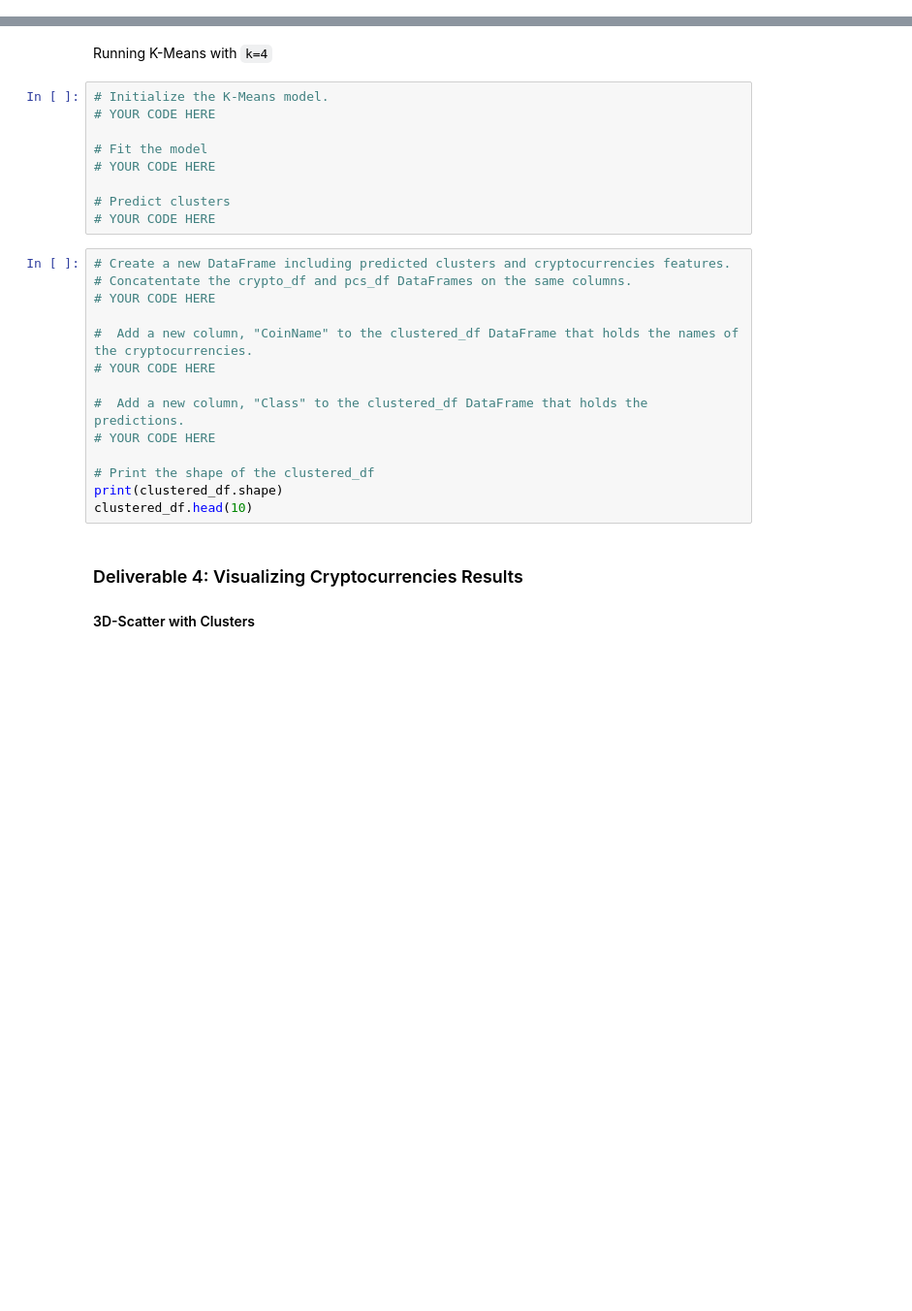
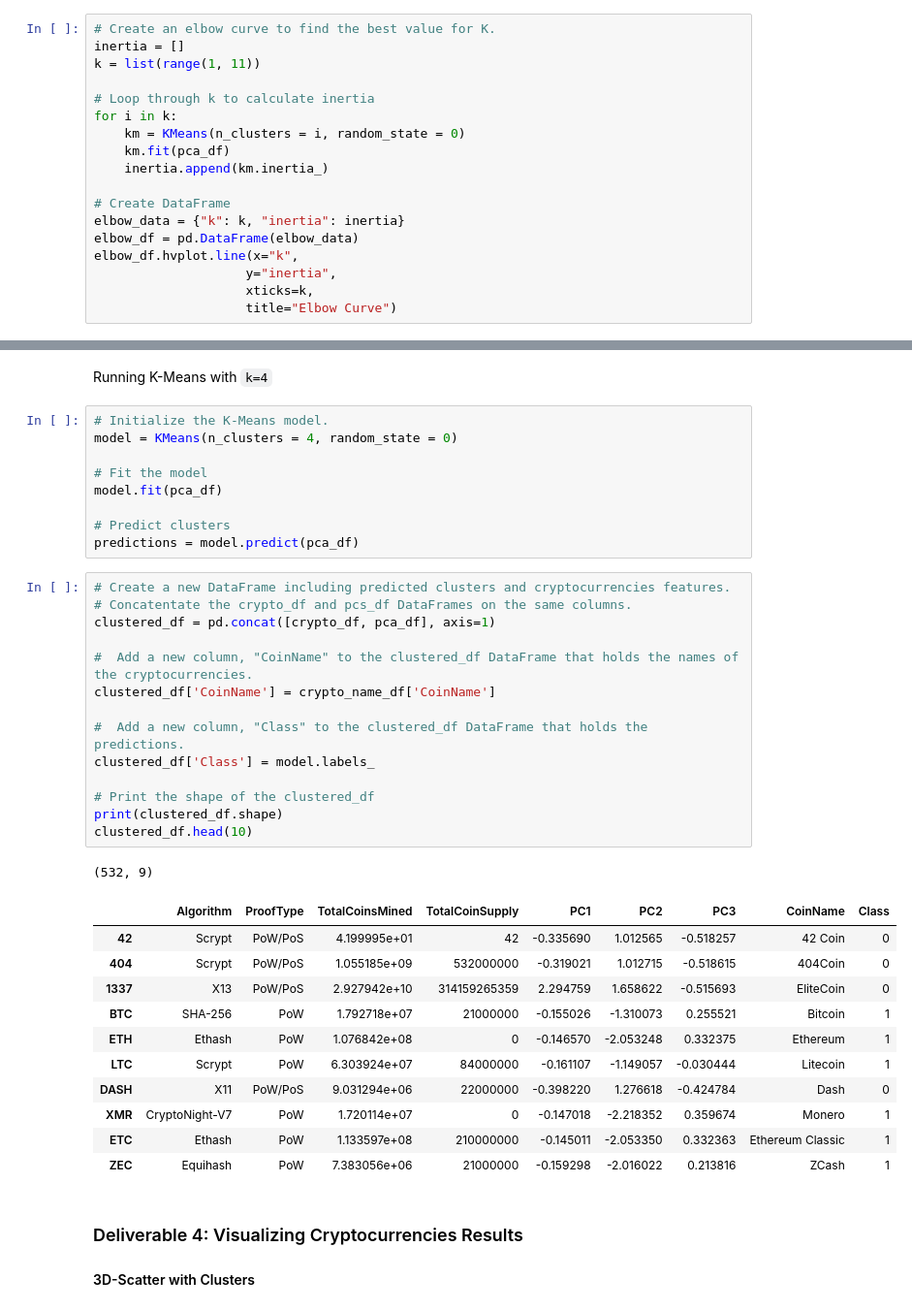
Before and after one commit to amberteets/cryptocurrencies, a Jupyter notebook: crypto_clustering.ipynb, the cells around one changed output, grey strips where cells are left out. Shown at 97% size. Drawn from its saved outputs; the diff is of its cells as text; blank space fills up the shorter version.

Commit message:
Cluster cryptocurrencies with K-means algorithm

```diff
--- a/crypto_clustering.ipynb
+++ b/crypto_clustering.ipynb
@@ -206,0 +204,18 @@ pca_df.head(10)
+# %%
+# Create an elbow curve to find the best value for K.
+inertia = []
+k = list(range(1, 11))
+
+# Loop through k to calculate inertia
+for i in k:
+    km = KMeans(n_clusters = i, random_state = 0)
+    km.fit(pca_df)
+    inertia.append(km.inertia_)
+
+# Create DataFrame
+elbow_data = {"k": k, "inertia": inertia}
+elbow_df = pd.DataFrame(elbow_data)
+elbow_df.hvplot.line(x="k",
+                    y="inertia",
+                    xticks=k,
+                    title="Elbow Curve")
@@ -208,27 +225,40 @@ pca_df.head(10)
 Running K-Means with `k=4`
 # %%
 # Initialize the K-Means model.
-# YOUR CODE HERE
+model = KMeans(n_clusters = 4, random_state = 0)
 
 # Fit the model
-# YOUR CODE HERE
+model.fit(pca_df)
 
 # Predict clusters
-# YOUR CODE HERE
+predictions = model.predict(pca_df)
 # %%
 # Create a new DataFrame including predicted clusters and cryptocurrencies features.
 # Concatentate the crypto_df and pcs_df DataFrames on the same columns.
-# YOUR CODE HERE
+clustered_df = pd.concat([crypto_df, pca_df], axis=1)
 
 #  Add a new column, "CoinName" to the clustered_df DataFrame that holds the names of the cryptocurrencies.
-# YOUR CODE HERE
+clustered_df['CoinName'] = crypto_name_df['CoinName']
 
 #  Add a new column, "Class" to the clustered_df DataFrame that holds the predictions.
-# YOUR CODE HERE
+clustered_df['Class'] = model.labels_
 
 # Print the shape of the clustered_df
 print(clustered_df.shape)
 clustered_df.head(10)
+# %% [output]
+(532, 9)
+|  | Algorithm | ProofType | TotalCoinsMined | TotalCoinSupply | PC1 | PC2 | PC3 | CoinName | Class |
+| 42 | Scrypt | PoW/PoS | 4.199995e+01 | 42 | -0.335690 | 1.012565 | -0.518257 | 42 Coin | 0 |
+| 404 | Scrypt | PoW/PoS | 1.055185e+09 | 532000000 | -0.319021 | 1.012715 | -0.518615 | 404Coin | 0 |
+| 1337 | X13 | PoW/PoS | 2.927942e+10 | 314159265359 | 2.294759 | 1.658622 | -0.515693 | EliteCoin | 0 |
+| BTC | SHA-256 | PoW | 1.792718e+07 | 21000000 | -0.155026 | -1.310073 | 0.255521 | Bitcoin | 1 |
+| ETH | Ethash | PoW | 1.076842e+08 | 0 | -0.146570 | -2.053248 | 0.332375 | Ethereum | 1 |
+| LTC | Scrypt | PoW | 6.303924e+07 | 84000000 | -0.161107 | -1.149057 | -0.030444 | Litecoin | 1 |
+| DASH | X11 | PoW/PoS | 9.031294e+06 | 22000000 | -0.398220 | 1.276618 | -0.424784 | Dash | 0 |
+| XMR | CryptoNight-V7 | PoW | 1.720114e+07 | 0 | -0.147018 | -2.218352 | 0.359674 | Monero | 1 |
+| ETC | Ethash | PoW | 1.133597e+08 | 210000000 | -0.145011 | -2.053350 | 0.332363 | Ethereum Classic | 1 |
+| ZEC | Equihash | PoW | 7.383056e+06 | 21000000 | -0.159298 | -2.016022 | 0.213816 | ZCash | 1 |
 # %% [markdown]
 ### Deliverable 4: Visualizing Cryptocurrencies Results
 
```
Also changed, not shown: parts of 2 cells of this notebook.
